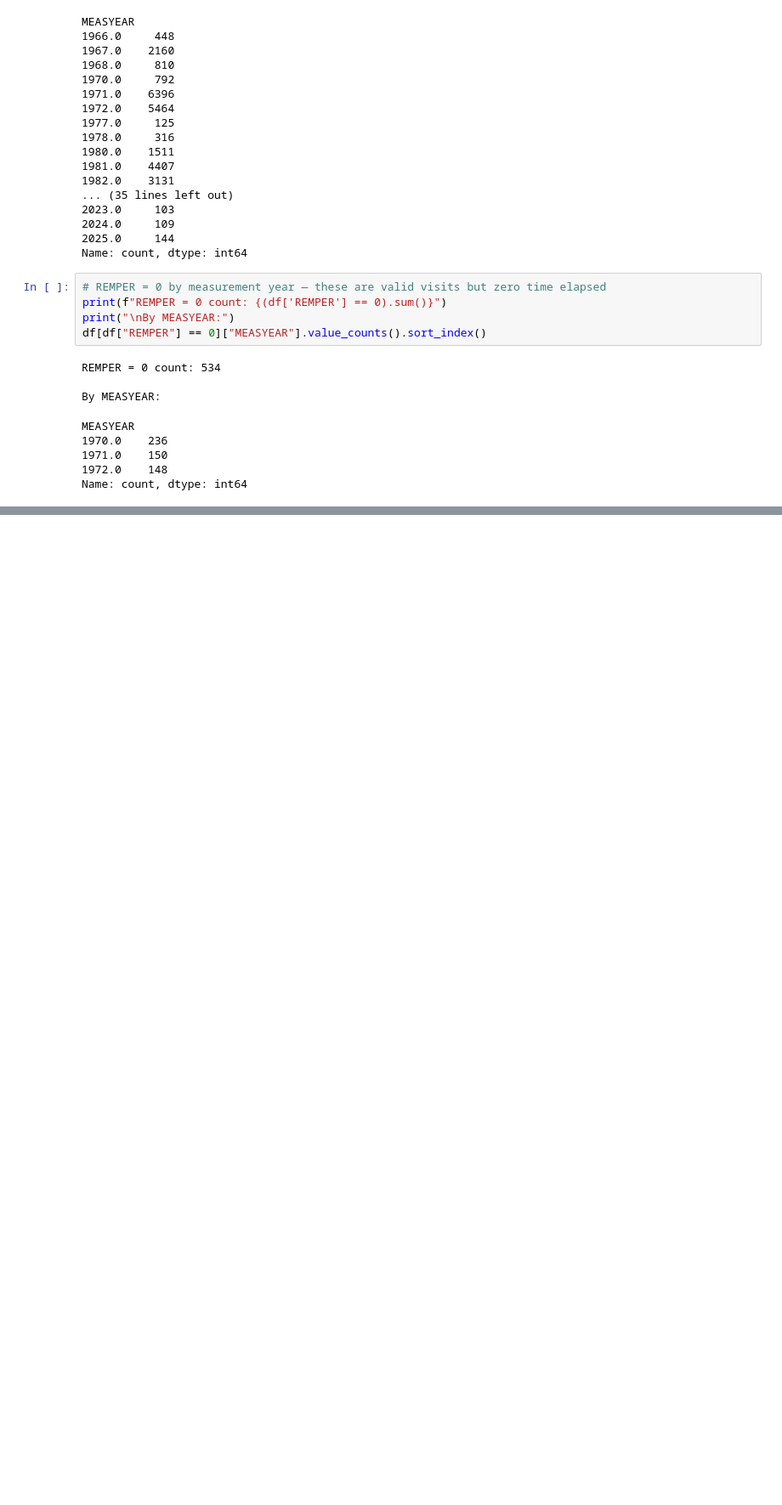
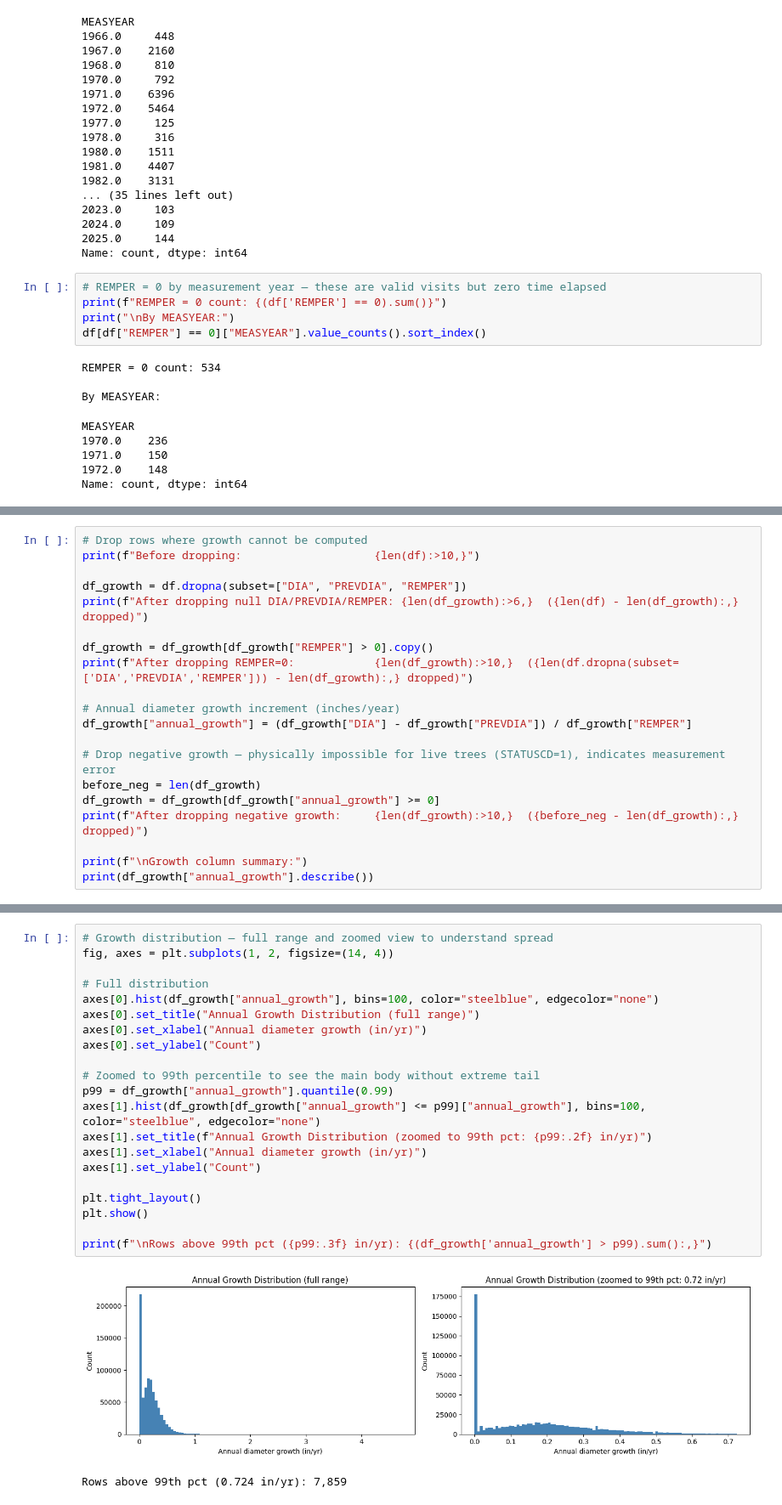
Before and after one commit to pranathy-ms/funga-data-application, a Jupyter notebook: notebooks/01_data_pipeline_and_eda.ipynb, the cells around one changed output, grey strips where cells are left out. Shown at 85% size. Drawn from its saved outputs; the diff is of its cells as text; blank space fills up the shorter version.

```diff
--- a/notebooks/01_data_pipeline_and_eda.ipynb
+++ b/notebooks/01_data_pipeline_and_eda.ipynb
@@ -347,0 +350,20 @@ Name: count, dtype: int64
+# %%
+# Drop rows where growth cannot be computed
+print(f"Before dropping:                    {len(df):>10,}")
+
+df_growth = df.dropna(subset=["DIA", "PREVDIA", "REMPER"])
+print(f"After dropping null DIA/PREVDIA/REMPER: {len(df_growth):>6,}  ({len(df) - len(df_growth):,} dropped)")
+
+df_growth = df_growth[df_growth["REMPER"] > 0].copy()
+print(f"After dropping REMPER=0:            {len(df_growth):>10,}  ({len(df.dropna(subset=['DIA','PREVDIA','REMPER'])) - len(df_growth):,} dropped)")
+
+# Annual diameter growth increment (inches/year)
+df_growth["annual_growth"] = (df_growth["DIA"] - df_growth["PREVDIA"]) / df_growth["REMPER"]
+
+# Drop negative growth — physically impossible for live trees (STATUSCD=1), indicates measurement error
+before_neg = len(df_growth)
+df_growth = df_growth[df_growth["annual_growth"] >= 0]
+print(f"After dropping negative growth:     {len(df_growth):>10,}  ({before_neg - len(df_growth):,} dropped)")
+
+print(f"\nGrowth column summary:")
+print(df_growth["annual_growth"].describe())
@@ -347,0 +386,24 @@ Name: count, dtype: int64
+# %%
+# Growth distribution — full range and zoomed view to understand spread
+fig, axes = plt.subplots(1, 2, figsize=(14, 4))
+
+# Full distribution
+axes[0].hist(df_growth["annual_growth"], bins=100, color="steelblue", edgecolor="none")
+axes[0].set_title("Annual Growth Distribution (full range)")
+axes[0].set_xlabel("Annual diameter growth (in/yr)")
+axes[0].set_ylabel("Count")
+
+# Zoomed to 99th percentile to see the main body without extreme tail
+p99 = df_growth["annual_growth"].quantile(0.99)
+axes[1].hist(df_growth[df_growth["annual_growth"] <= p99]["annual_growth"], bins=100, color="steelblue", edgecolor="none")
+axes[1].set_title(f"Annual Growth Distribution (zoomed to 99th pct: {p99:.2f} in/yr)")
+axes[1].set_xlabel("Annual diameter growth (in/yr)")
+axes[1].set_ylabel("Count")
+
+plt.tight_layout()
+plt.show()
+
+print(f"\nRows above 99th pct ({p99:.3f} in/yr): {(df_growth['annual_growth'] > p99).sum():,}")
+# %% [output]
+[figure, added]
+Rows above 99th pct (0.724 in/yr): 7,859
```
Also changed, not shown: parts of 13 cells of this notebook, 1 other file.
